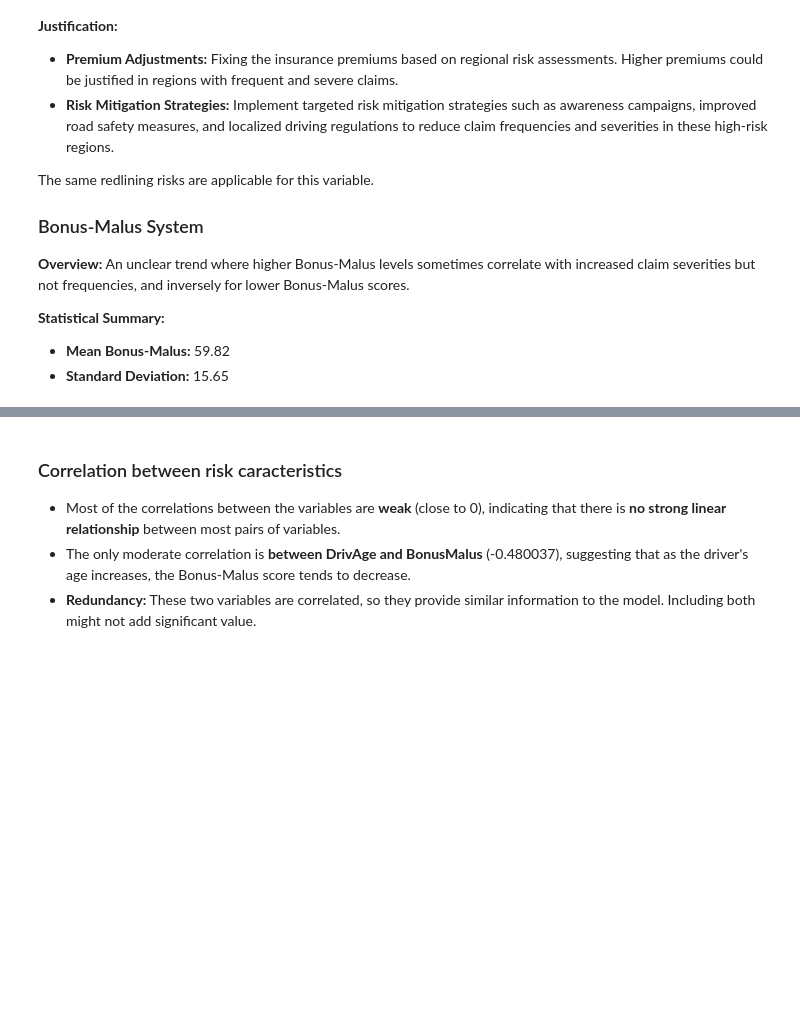
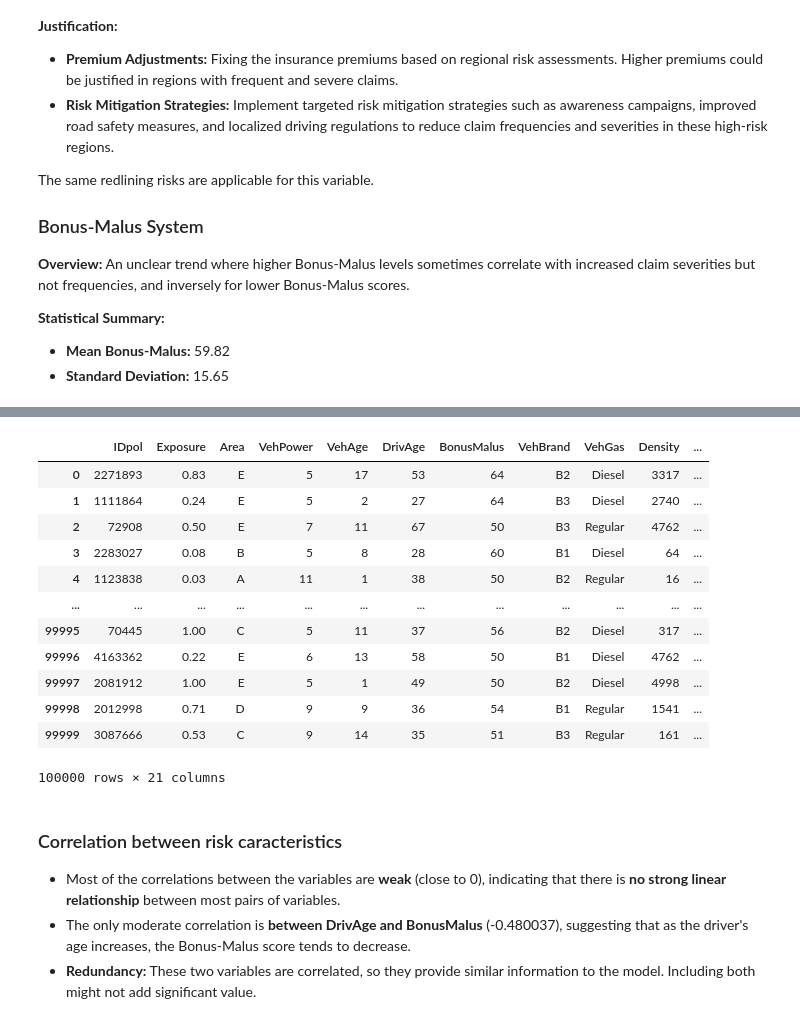
Before and after one commit to ThomasDeConinck/Assurance-Code-Python, a Jupyter notebook: assurances Code Python Case.ipynb, the cells around one changed output, grey strips where cells are left out. Saved outputs shown, nothing was run; the diff lists cells and outputs as text; code cells hidden in the pictures; blank space fills up the shorter version.

```diff
--- a/assurances Code Python Case.ipynb
+++ b/assurances Code Python Case.ipynb
@@ -219,6 +219,22 @@ descriptive_stats
 | 50% | 2.271008e+06 | 0.490000 | 6.000000 | 6.000000 | 44.000000 | 50.000000 | 399.00000 | 0.000000 | 0.000000 | 0.000000 |
 | 75% | 4.044791e+06 | 0.990000 | 7.000000 | 11.000000 | 55.000000 | 65.000000 | 1658.00000 | 0.000000 | 0.000000 | 0.000000 |
 | max | 6.114324e+06 | 1.000000 | 15.000000 | 100.000000 | 99.000000 | 230.000000 | 27000.00000 | 200000.000000 | 365.000004 | 200000.000000 |
+# %%
+claims_data
+# %% [output]
+|  | IDpol | Exposure | Area | VehPower | VehAge | DrivAge | BonusMalus | VehBrand | VehGas | Density | ... |
+| 0 | 2271893 | 0.83 | E | 5 | 17 | 53 | 64 | B2 | Diesel | 3317 | ... |
+| 1 | 1111864 | 0.24 | E | 5 | 2 | 27 | 64 | B3 | Diesel | 2740 | ... |
+| 2 | 72908 | 0.50 | E | 7 | 11 | 67 | 50 | B3 | Regular | 4762 | ... |
+| 3 | 2283027 | 0.08 | B | 5 | 8 | 28 | 60 | B1 | Diesel | 64 | ... |
+| 4 | 1123838 | 0.03 | A | 11 | 1 | 38 | 50 | B2 | Regular | 16 | ... |
+| ... | ... | ... | ... | ... | ... | ... | ... | ... | ... | ... | ... |
+| 99995 | 70445 | 1.00 | C | 5 | 11 | 37 | 56 | B2 | Diesel | 317 | ... |
+| 99996 | 4163362 | 0.22 | E | 6 | 13 | 58 | 50 | B1 | Diesel | 4762 | ... |
+| 99997 | 2081912 | 1.00 | E | 5 | 1 | 49 | 50 | B2 | Diesel | 4998 | ... |
+| 99998 | 2012998 | 0.71 | D | 9 | 9 | 36 | 54 | B1 | Regular | 1541 | ... |
+| 99999 | 3087666 | 0.53 | C | 9 | 14 | 35 | 51 | B3 | Regular | 161 | ... |
+100000 rows × 21 columns
 # %% [markdown]
 ### Correlation between risk caracteristics
 
```
Also changed, not shown: parts of 12 cells of this notebook, 4 other files.
